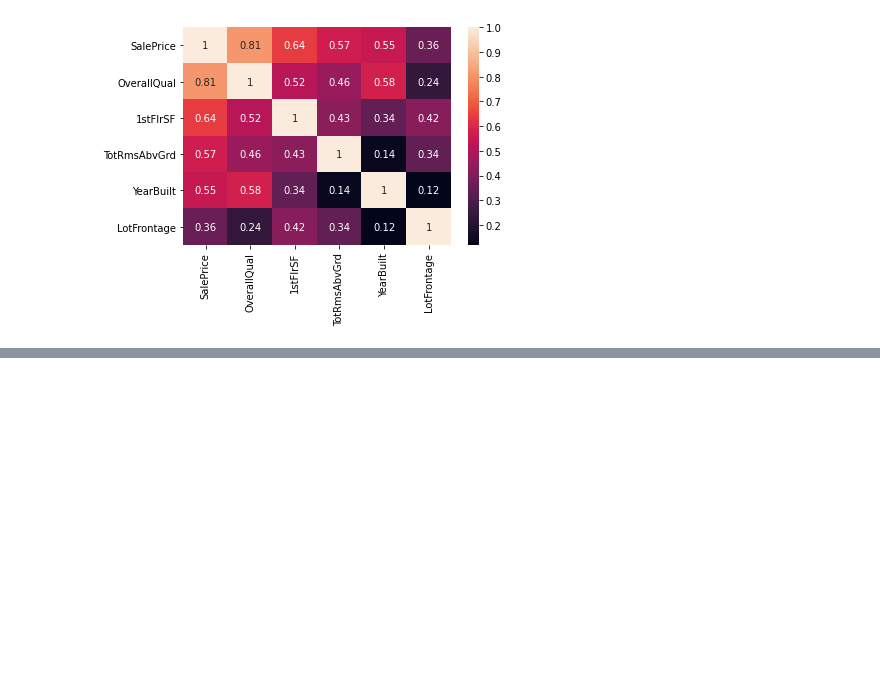
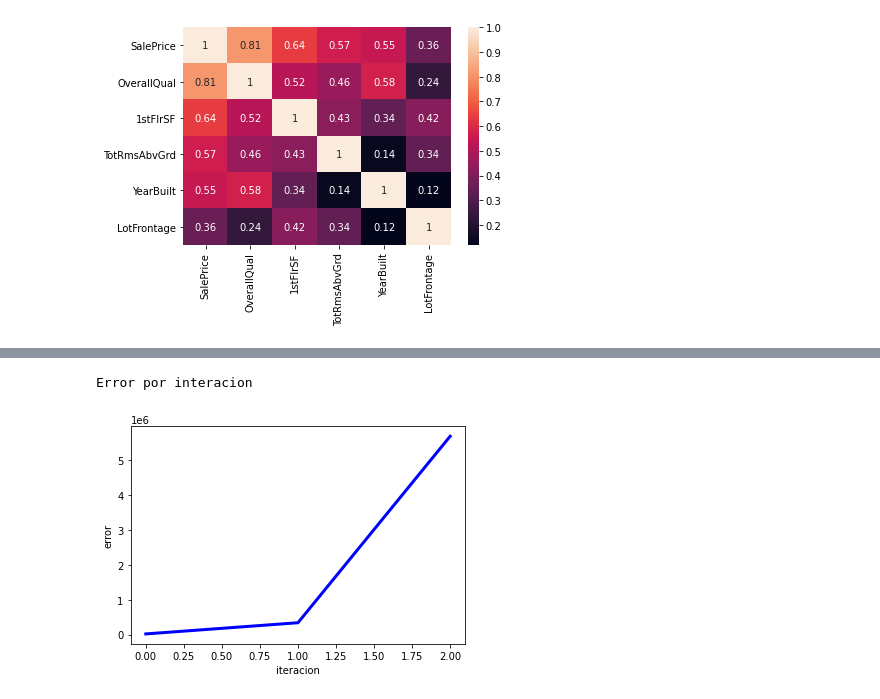
Before and after one commit to macde58/Proyecto-Final, a Jupyter notebook: Proyecto_Final_MAC.ipynb, the cells around one changed output, grey strips where cells are left out. Saved outputs shown, nothing was run; the diff lists cells and outputs as text; code cells hidden in the pictures; blank space fills up the shorter version.

```diff
--- a/Proyecto_Final_MAC.ipynb
+++ b/Proyecto_Final_MAC.ipynb
@@ -275,0 +331,9 @@ MATRIZ DE CORRELACION DE DATOS TRAINING
+# %%
+#def graf_error_iteracion(errores):
+def graf_error_iteracion(errores):
+  print("Error por interacion")
+  plt.plot(list(errores.keys()), list(errores.values()), color="blue", linewidth=3)
+  plt.xlabel("iteracion")
+  plt.ylabel("error")
+
+  return plt.show()
@@ -275,0 +385,15 @@ MATRIZ DE CORRELACION DE DATOS TRAINING
+# %%
+# Datos de prueba brindados en el excel
+
+x = [65, 80, 68]
+y = [208.5, 181.5, 223.5]
+
+epochs = 3
+imprimir_error_cada = 1
+lr = 0.001
+# %%
+trainexcel = funcion_train(x, y, epochs, imprimir_error_cada, lr)
+excel_mod = trainexcel[2]
+excel_errores = trainexcel[5]
+
+train_excel
@@ -275,0 +412,5 @@ MATRIZ DE CORRELACION DE DATOS TRAINING
+# %%
+ graf_error_iteracion(excel_errores)
+# %% [output]
+Error por interacion
+[figure, added]
```
Also changed, not shown: parts of 15 cells of this notebook.
